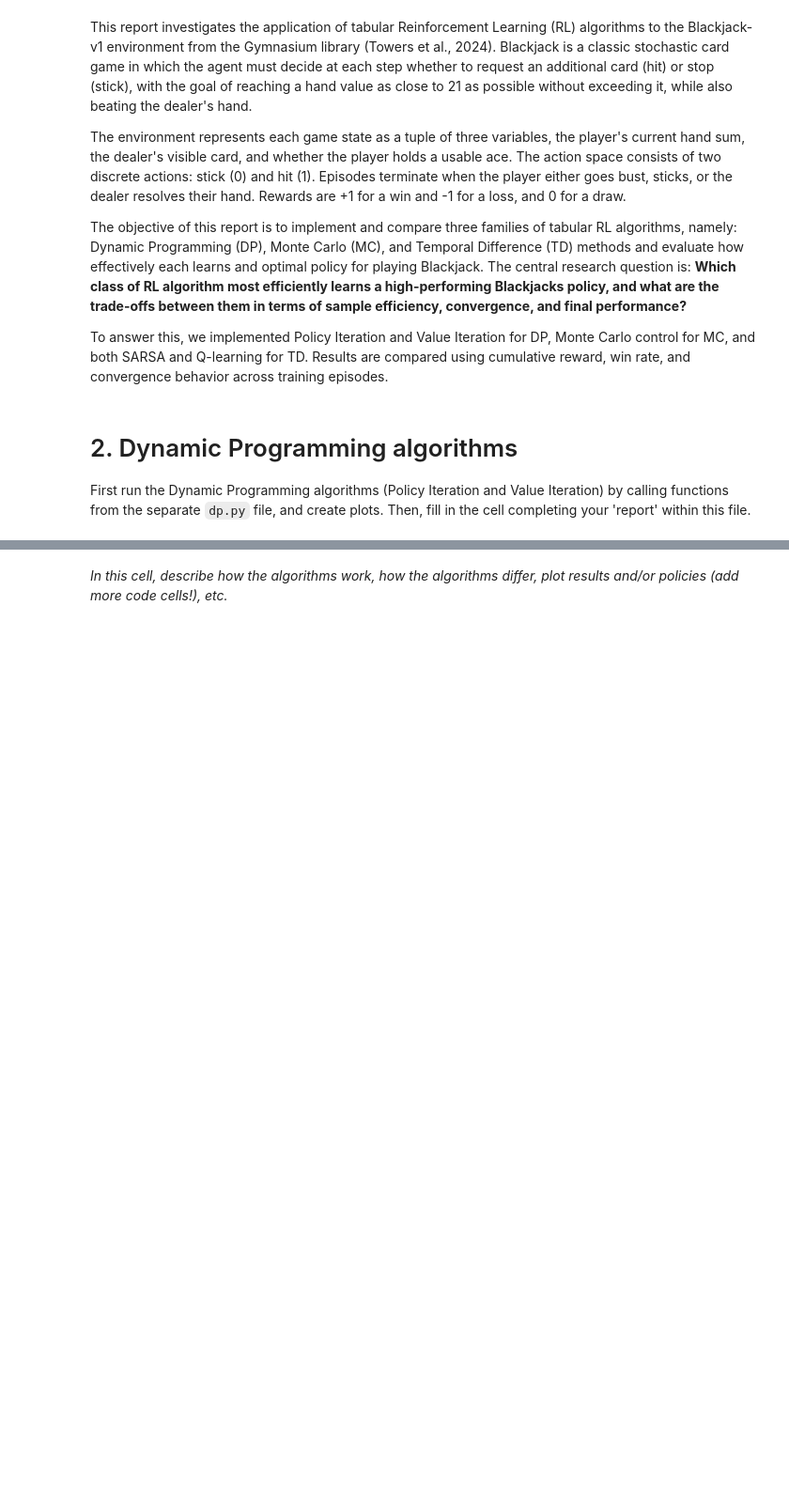
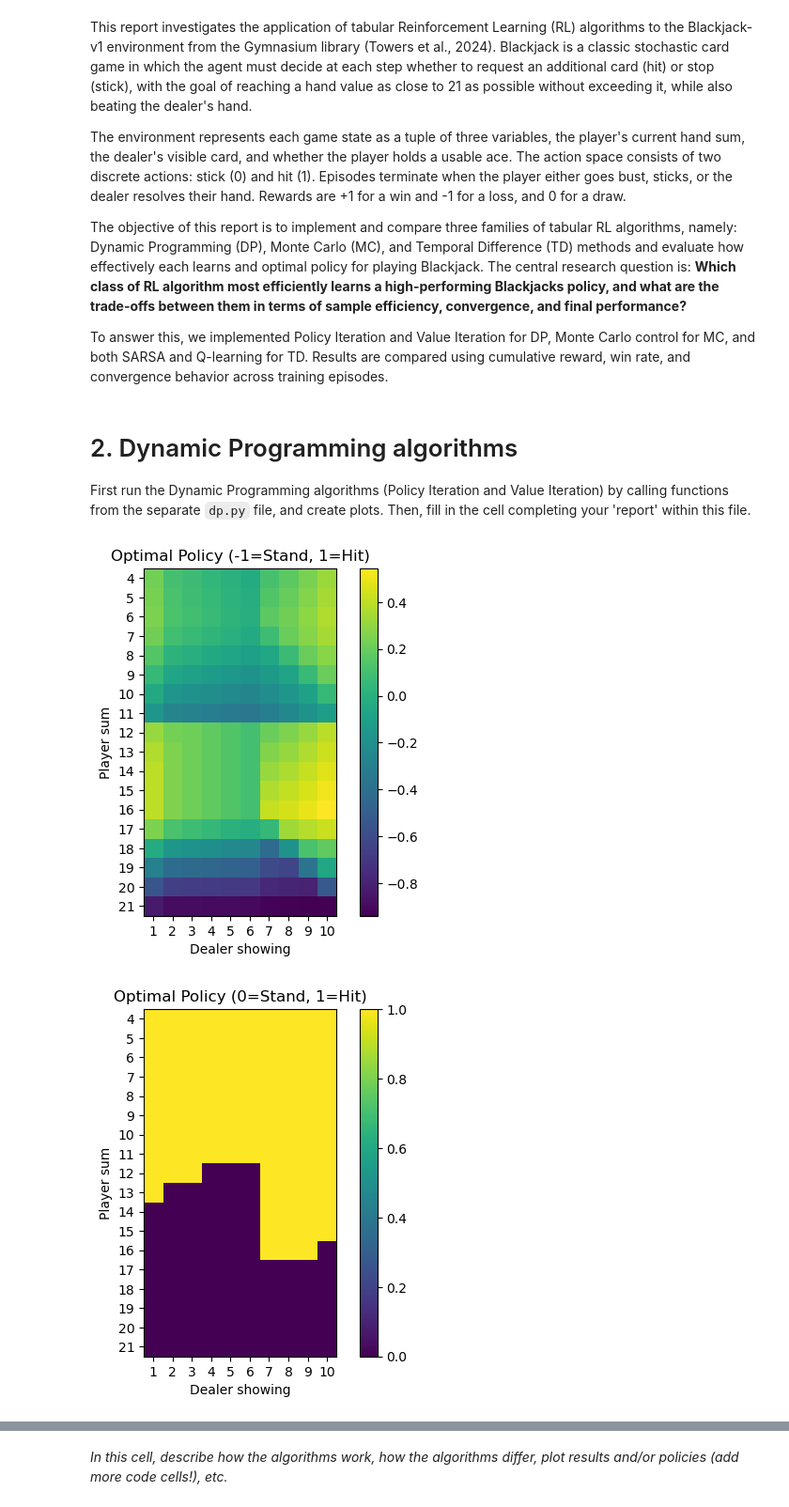
Before and after one commit to hrciak/Reinforcement-Learning---Blackjack-project, a Jupyter notebook: main.ipynb, the cells around one changed output, grey strips where cells are left out. Shown at 94% size. Drawn from its saved outputs; the diff is of its cells as text; code cells hidden in the pictures; blank space fills up the shorter version.

```diff
--- a/main.ipynb
+++ b/main.ipynb
@@ -89,3 +89,11 @@ First run the Dynamic Programming algorithms (Policy Iteration and Value Iterati
 policy_iteration_policy, V = policy_itteration()
 # %%
 value_iteration_policy = value_iteration()
+# %%
+# plots
+dp_plot (V, "Optimal Policy (prob) (-1=Stand, 1=Hit)", -1)
+dp_plot(value_iteration_policy,"Optimal Policy (0=Stand, 1=Hit)",1)
+dp_plot(policy_iteration_policy,"Optimal Policy (0=Stand, 1=Hit)",1)
+# %% [output]
+[figure, added]
+[figure, added]
```
Also changed, not shown: parts of 1 cell of this notebook.
